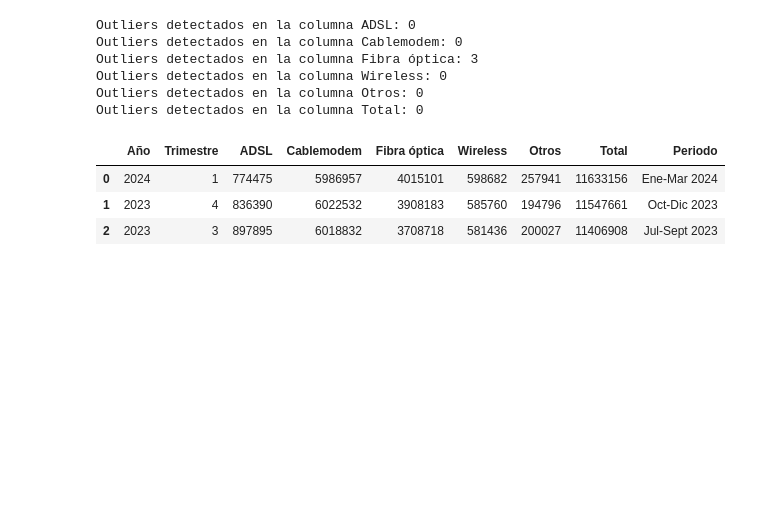
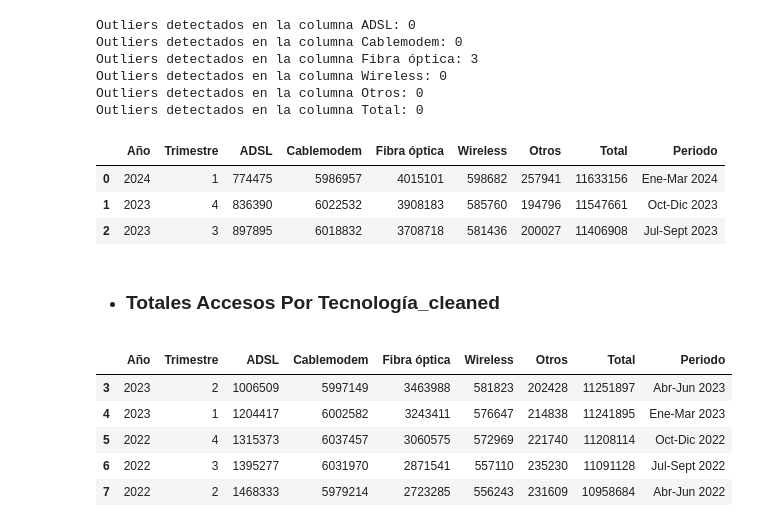
Before and after one commit to cfidev/PI_DA, a Jupyter notebook: notebooks/eda.ipynb, the cells around one changed output. Drawn from its saved outputs; the diff is of its cells as text; code cells hidden in the pictures; blank space fills up the shorter version.

```diff
--- a/notebooks/eda.ipynb
+++ b/notebooks/eda.ipynb
@@ -313,3 +313,21 @@ Outliers detectados en la columna Total: 0
 | 0 | 2024 | 1 | 774475 | 5986957 | 4015101 | 598682 | 257941 | 11633156 | Ene-Mar 2024 |
 | 1 | 2023 | 4 | 836390 | 6022532 | 3908183 | 585760 | 194796 | 11547661 | Oct-Dic 2023 |
 | 2 | 2023 | 3 | 897895 | 6018832 | 3708718 | 581436 | 200027 | 11406908 | Jul-Sept 2023 |
+# %% [markdown]
+* ### Totales Accesos Por Tecnología_cleaned
+# %%
+# Eliminar los outliers de la columna 'Fibra óptica'
+outliers_fibra_optica = detect_outliers_iqr(data_dict['Totales Accesos Por Tecnología'], 'Fibra óptica')
+
+# Eliminar las filas con estos outliers del dataset original
+data_dict['Totales Accesos Por Tecnología_cleaned'] = data_dict['Totales Accesos Por Tecnología'].drop(outliers_fibra_optica.index)
+
+# Verificar el dataset después de eliminar los outliers
+data_dict['Totales Accesos Por Tecnología_cleaned'].head()
+# %% [output]
+|  | Año | Trimestre | ADSL | Cablemodem | Fibra óptica | Wireless | Otros | Total | Periodo |
+| 3 | 2023 | 2 | 1006509 | 5997149 | 3463988 | 581823 | 202428 | 11251897 | Abr-Jun 2023 |
+| 4 | 2023 | 1 | 1204417 | 6002582 | 3243411 | 576647 | 214838 | 11241895 | Ene-Mar 2023 |
+| 5 | 2022 | 4 | 1315373 | 6037457 | 3060575 | 572969 | 221740 | 11208114 | Oct-Dic 2022 |
+| 6 | 2022 | 3 | 1395277 | 6031970 | 2871541 | 557110 | 235230 | 11091128 | Jul-Sept 2022 |
+| 7 | 2022 | 2 | 1468333 | 5979214 | 2723285 | 556243 | 231609 | 10958684 | Abr-Jun 2022 |
```
Also changed, not shown: 1 other file.
